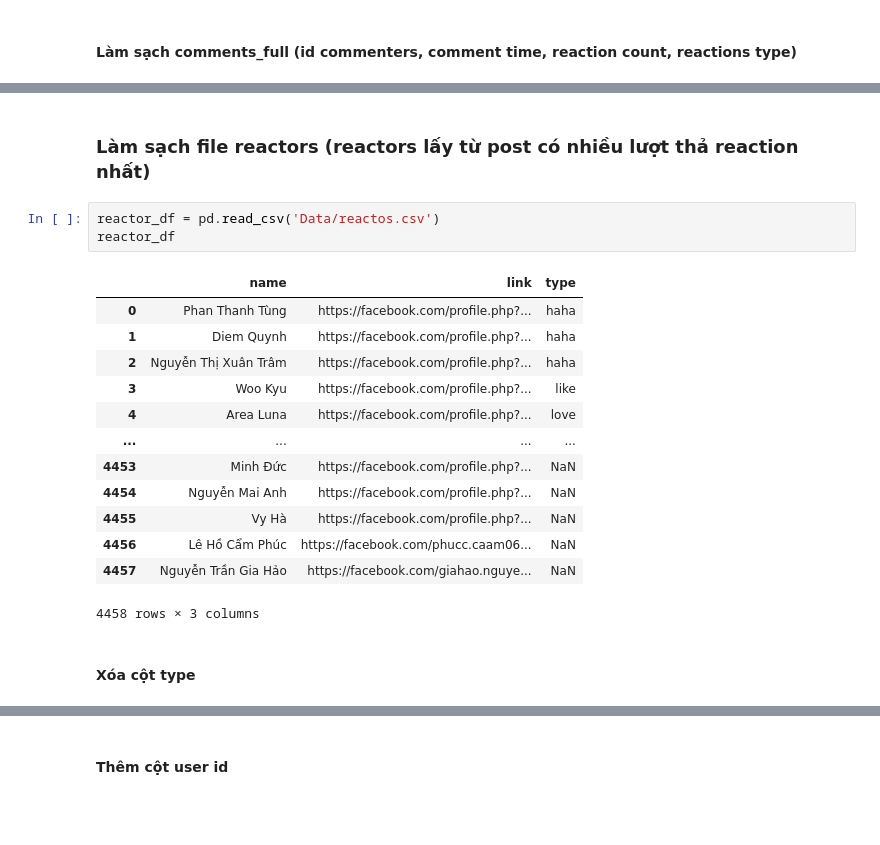
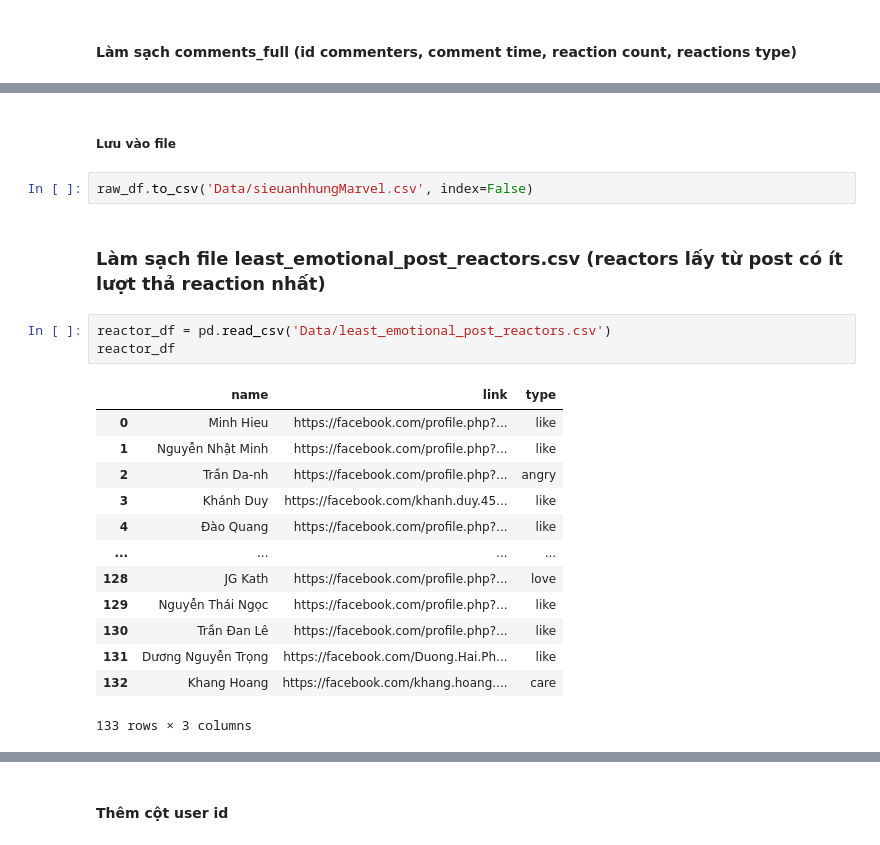
Before and after one commit to 4IUK/facebook_scraper, a Jupyter notebook: clean_data.ipynb, the cells around one changed output, grey strips where cells are left out. Saved outputs shown, nothing was run; the diff lists cells and outputs as text; blank space fills up the shorter version.

```diff
--- a/clean_data.ipynb
+++ b/clean_data.ipynb
@@ -142,21 +147,23 @@ commenter_id': '100003993590207', 'commenter_url': 'https://facebook.com/qvcuong
+# %% [markdown]
+##### Lưu vào file
+# %%
+raw_df.to_csv('Data/sieuanhhungMarvel.csv', index=False)
 # %% [markdown]
-### Làm sạch file reactors (reactors lấy từ post có nhiều lượt thả reaction nhất)
+### Làm sạch file least_emotional_post_reactors.csv (reactors lấy từ post có ít lượt thả reaction nhất)
 # %%
-reactor_df = pd.read_csv('Data/reactos.csv')
+reactor_df = pd.read_csv('Data/least_emotional_post_reactors.csv')
 reactor_df
 # %% [output]
 |  | name | link | type |
-| 0 | Phan Thanh Tùng | https://facebook.com/profile.php?... | haha |
-| 1 | Diem Quynh | https://facebook.com/profile.php?... | haha |
-| 2 | Nguyễn Thị Xuân Trâm | https://facebook.com/profile.php?... | haha |
-| 3 | Woo Kyu | https://facebook.com/profile.php?... | like |
-| 4 | Area Luna | https://facebook.com/profile.php?... | love |
+| 0 | Minh Hieu | https://facebook.com/profile.php?... | like |
+| 1 | Nguyễn Nhật Minh | https://facebook.com/profile.php?... | like |
+| 2 | Trần Da-nh | https://facebook.com/profile.php?... | angry |
+| 3 | Khánh Duy | https://facebook.com/khanh.duy.45... | like |
+| 4 | Đào Quang | https://facebook.com/profile.php?... | like |
 | ... | ... | ... | ... |
-| 4453 | Minh Đức | https://facebook.com/profile.php?... | NaN |
-| 4454 | Nguyễn Mai Anh | https://facebook.com/profile.php?... | NaN |
-| 4455 | Vy Hà | https://facebook.com/profile.php?... | NaN |
-| 4456 | Lê Hồ Cẩm Phúc | https://facebook.com/phucc.caam06... | NaN |
-| 4457 | Nguyễn Trần Gia Hảo | https://facebook.com/giahao.nguye... | NaN |
+| 128 | JG Kath | https://facebook.com/profile.php?... | love |
+| 129 | Nguyễn Thái Ngọc | https://facebook.com/profile.php?... | like |
+| 130 | Trần Đan Lê | https://facebook.com/profile.php?... | like |
+| 131 | Dương Nguyễn Trọng | https://facebook.com/Duong.Hai.Ph... | like |
+| 132 | Khang Hoang | https://facebook.com/khang.hoang.... | care |
-4458 rows × 3 columns
+133 rows × 3 columns
-# %% [markdown]
-#### Xóa cột type
```
Also changed, not shown: parts of 24 cells of this notebook, 8 other files.
